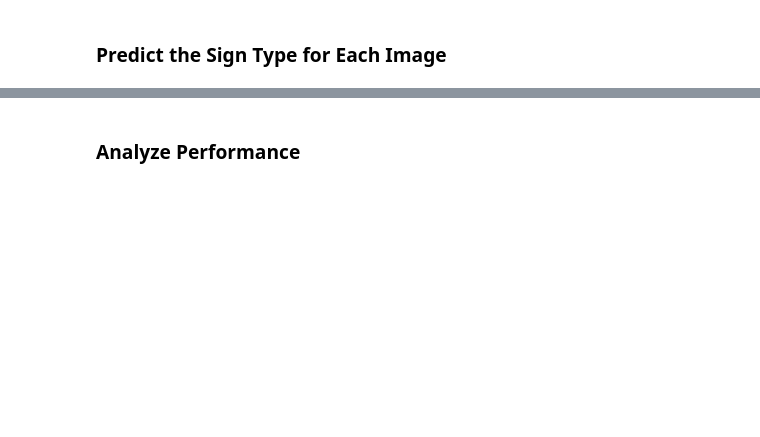
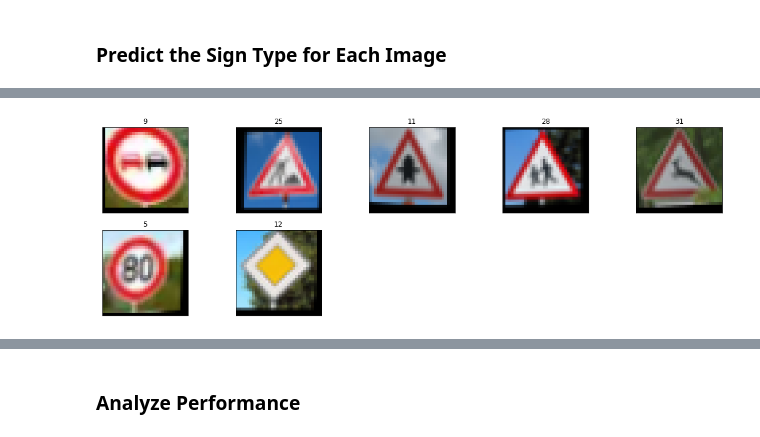
Before and after one commit to lokesh1210/SDCND, a Jupyter notebook: CarND-Traffic-Sign-Classifier-Project/Traffic_Sign_Classifier.ipynb, the cells around one changed output, grey strips where cells are left out. Cells and saved outputs as stored; diff of their text form; code cells hidden in the pictures; blank space fills up the shorter version.

```diff
--- a/CarND-Traffic-Sign-Classifier-Project/Traffic_Sign_Classifier.ipynb
+++ b/CarND-Traffic-Sign-Classifier-Project/Traffic_Sign_Classifier.ipynb
@@ -753,0 +863,15 @@ INFO:tensorflow:Restoring parameters from ./tsc_net
+# %%
+#Jitter new images
+
+my_images_jitter = [jitter_input(i) for i in my_images]
+my_images_jitter_norm = [normalize(i) for i in my_images_jitter]
+fig = plt.figure(figsize=(20,6))
+i = 0
+for img in my_images_jitter:
+    fig.add_subplot(2,5,i+1,xticks=[], yticks=[])
+    plt.imshow(img)
+    plt.title(my_images_labels[i])
+    i+=1
+plt.show()
+# %% [output]
+[figure, added]
```
Also changed, not shown: parts of 14 cells of this notebook, 8 other files.
